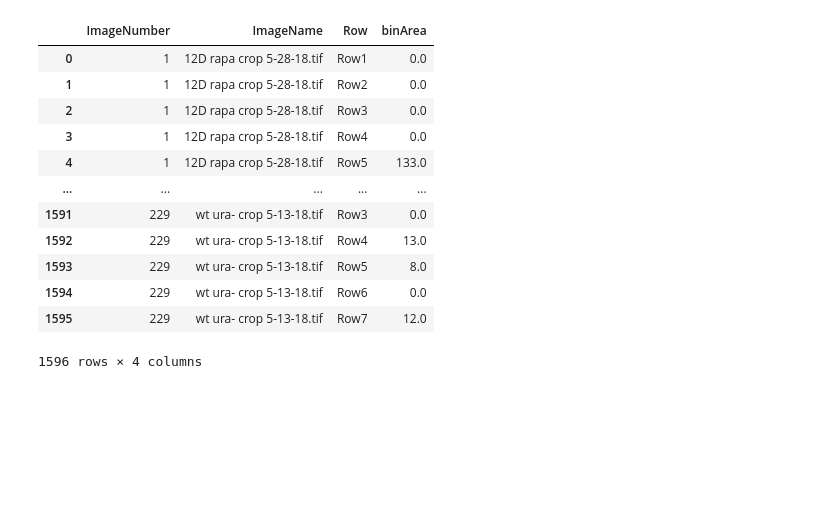
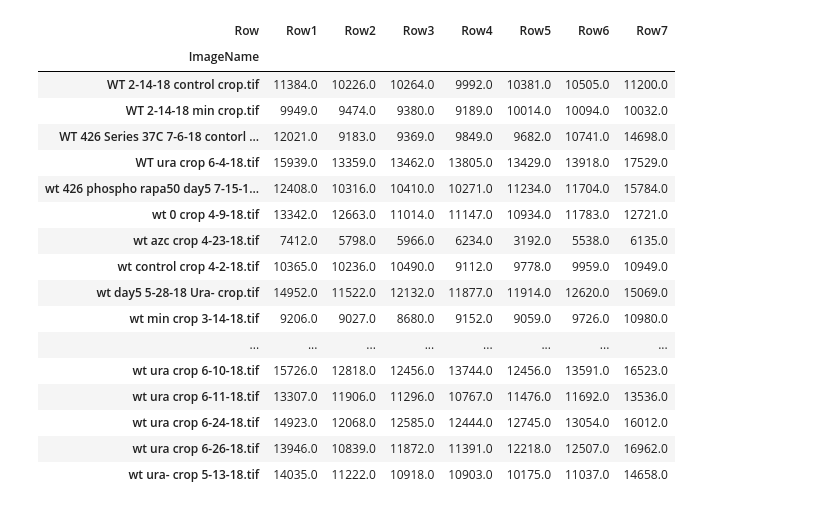
Before and after one commit to sah129/Cell-Quant-and-Loc, a Jupyter notebook: CellProfiler/graphingresults.ipynb, the cells around one changed output. Drawn from its saved outputs; the diff is of its cells as text; code cells hidden in the pictures; blank space fills up the shorter version.

```diff
--- a/CellProfiler/graphingresults.ipynb
+++ b/CellProfiler/graphingresults.ipynb
@@ -24,4 +25,28 @@ def get_img_name (row):
 # %%
-data=df.groupby([df.ImageNumber,pd.cut(df.Row, [1,5,10,15,20,25,30,35], include_lowest=True, labels = ['Row1','Row2','Row3','Row4','Row5','Row6','Row7'])])['Area'].sum().rename("binArea").reset_index()
+data=df.groupby([df.ImageNumber,pd.cut(df.Row, [1,4,8,12,16,20,24,28], include_lowest=True, labels = ['Row1','Row2','Row3','Row4','Row5','Row6','Row7'])])['Area'].sum().rename("binArea").reset_index()
 data['ImageName'] = data.apply(get_img_name, axis =1)
 data = data[['ImageNumber', 'ImageName', 'Row', 'binArea']]
+data = data.dropna()
+data_pivot = data.pivot(index = "ImageName", columns = 'Row', values = 'binArea')
+
+
+data_pivot
+# %% [output]
+| Row | Row1 | Row2 | Row3 | Row4 | Row5 | Row6 | Row7 |
+| ImageName |  |  |  |  |  |  |  |
+| WT 2-14-18 control crop.tif | 11384.0 | 10226.0 | 10264.0 | 9992.0 | 10381.0 | 10505.0 | 11200.0 |
+| WT 2-14-18 min crop.tif | 9949.0 | 9474.0 | 9380.0 | 9189.0 | 10014.0 | 10094.0 | 10032.0 |
+| WT 426 Series 37C 7-6-18 contorl ... | 12021.0 | 9183.0 | 9369.0 | 9849.0 | 9682.0 | 10741.0 | 14698.0 |
+| WT ura crop 6-4-18.tif | 15939.0 | 13359.0 | 13462.0 | 13805.0 | 13429.0 | 13918.0 | 17529.0 |
+| wt 426 phospho rapa50 day5 7-15-1... | 12408.0 | 10316.0 | 10410.0 | 10271.0 | 11234.0 | 11704.0 | 15784.0 |
+| wt 0 crop 4-9-18.tif | 13342.0 | 12663.0 | 11014.0 | 11147.0 | 10934.0 | 11783.0 | 12721.0 |
+| wt azc crop 4-23-18.tif | 7412.0 | 5798.0 | 5966.0 | 6234.0 | 3192.0 | 5538.0 | 6135.0 |
+| wt control crop 4-2-18.tif | 10365.0 | 10236.0 | 10490.0 | 9112.0 | 9778.0 | 9959.0 | 10949.0 |
+| wt day5 5-28-18 Ura- crop.tif | 14952.0 | 11522.0 | 12132.0 | 11877.0 | 11914.0 | 12620.0 | 15069.0 |
+| wt min crop 3-14-18.tif | 9206.0 | 9027.0 | 8680.0 | 9152.0 | 9059.0 | 9726.0 | 10980.0 |
+| ... | ... | ... | ... | ... | ... | ... | ... |
+| wt ura crop 6-10-18.tif | 15726.0 | 12818.0 | 12456.0 | 13744.0 | 12456.0 | 13591.0 | 16523.0 |
+| wt ura crop 6-11-18.tif | 13307.0 | 11906.0 | 11296.0 | 10767.0 | 11476.0 | 11692.0 | 13536.0 |
+| wt ura crop 6-24-18.tif | 14923.0 | 12068.0 | 12585.0 | 12444.0 | 12745.0 | 13054.0 | 16012.0 |
+| wt ura crop 6-26-18.tif | 13946.0 | 10839.0 | 11872.0 | 11391.0 | 12218.0 | 12507.0 | 16962.0 |
+| wt ura- crop 5-13-18.tif | 14035.0 | 11222.0 | 10918.0 | 10903.0 | 10175.0 | 11037.0 | 14658.0 |
@@ -31,17 +53 @@ data_pivot = data.pivot(index = "ImageName", columns = 'Row', values = 'binArea'
-# %%
-data
-# %% [output]
-|  | ImageNumber | ImageName | Row | binArea |
-| 0 | 1 | 12D rapa crop 5-28-18.tif | Row1 | 0.0 |
-| 1 | 1 | 12D rapa crop 5-28-18.tif | Row2 | 0.0 |
-| 2 | 1 | 12D rapa crop 5-28-18.tif | Row3 | 0.0 |
-| 3 | 1 | 12D rapa crop 5-28-18.tif | Row4 | 0.0 |
-| 4 | 1 | 12D rapa crop 5-28-18.tif | Row5 | 133.0 |
-| ... | ... | ... | ... | ... |
-| 1591 | 229 | wt ura- crop 5-13-18.tif | Row3 | 0.0 |
-| 1592 | 229 | wt ura- crop 5-13-18.tif | Row4 | 13.0 |
-| 1593 | 229 | wt ura- crop 5-13-18.tif | Row5 | 8.0 |
-| 1594 | 229 | wt ura- crop 5-13-18.tif | Row6 | 0.0 |
-| 1595 | 229 | wt ura- crop 5-13-18.tif | Row7 | 12.0 |
-1596 rows × 4 columns
 # %%
```
Also changed, not shown: parts of 6 cells of this notebook, 1 other file.
